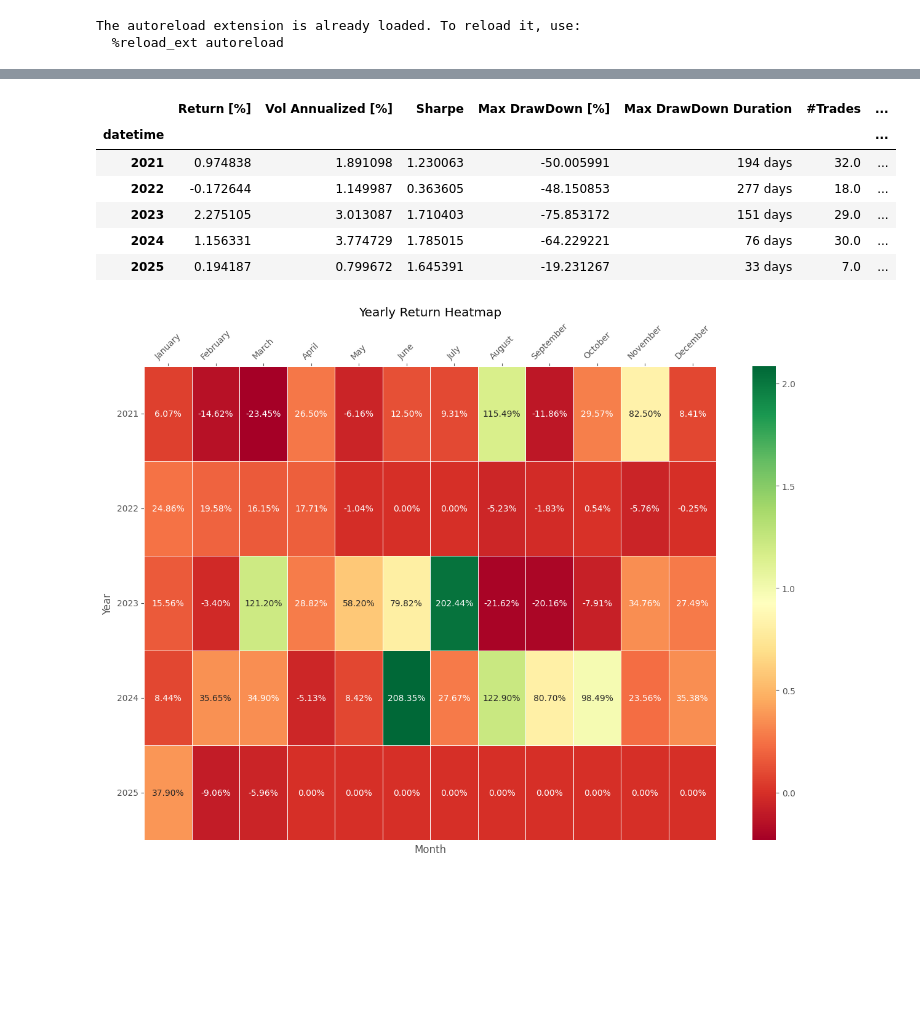
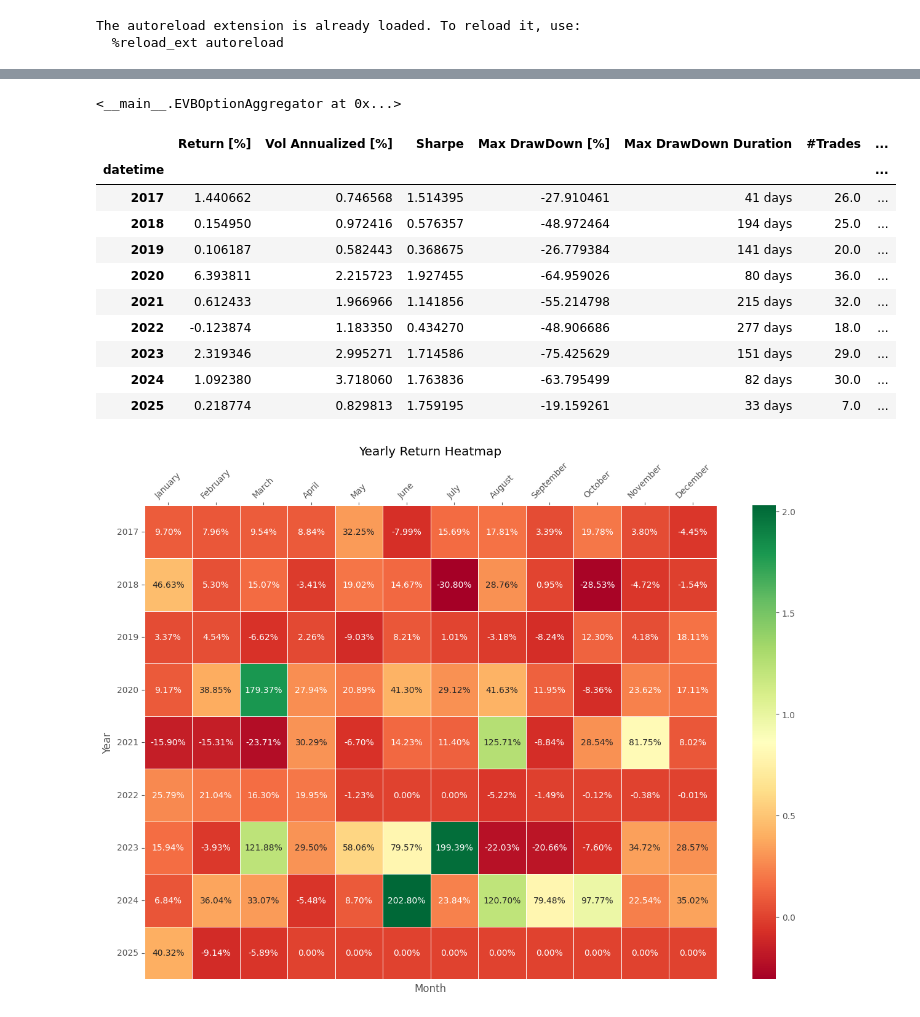
Before and after one commit to Zino-ctrlZ/QuantTools, a Jupyter notebook: EventDriven/demos/opt_wfa/analysis.ipynb, the cells around one changed output, grey strips where cells are left out. Cells and saved outputs as stored; diff of their text form; code cells hidden in the pictures; blank space fills up the shorter version.

Commit message:
Changes to aggregator

```diff
--- a/EventDriven/demos/opt_wfa/analysis.ipynb
+++ b/EventDriven/demos/opt_wfa/analysis.ipynb
@@ -89,14 +64,64 @@ aggregator_sharpe.symbol_list = objects[8]['TEST_RESULT']['BACKTESTER'].symbol_l
+# %%
+class EVBOptionAggregator(BaseAggregator):
+
+    def __init__(self,
+                 results = None,
+                 optimization = 'TARGET_OPTIMIZATION',
+                 target = 'RETURN',):
+        super().__init__(results, optimization, target)
+        self.symbol_list = self.set_symbol_list(min(self.backtesters.keys()))
+
+    def get_port_stats(self):
+        return True
+
+    def get_wfa_window_stats(self):
+        return True
+
+    def set_symbol_list(self, index):
+        self.symbol_list = self.backtesters[index].portfolio.symbol_list
+
+    def get_all_trades(self):
+        trades = super().get_all_trades()
+        trades.rename(columns = {'EntryQuantity': 'Size'}, inplace=True)
+        return trades
+
+    def dates_(self, start: bool = True):
+        if start:
+            return self._equity.index.min()
+        else:
+            return self._equity.index.max()
+
+    def buyNhold(self):
+        return 0
+
+    def aggregate(self):
+        agg =  super().aggregate()
+        agg = agg.drop('Buy & Hold Return [%]')
+        return agg
+
+
+
+option_aggregator = EVBOptionAggregator(
+                        optimization = 'OPTION',
+                        target = '180_ROLL')
+option_aggregator
+# %% [output]
+<__main__.EVBOptionAggregator at 0x...>
 # %%
-aggregator_sharpe.yearly_agg()
+option_aggregator.yearly_agg()
 # %% [output]
 |  | Return [%] | Vol Annualized [%] | Sharpe | Max DrawDown [%] | Max DrawDown Duration | #Trades | ... |
 | datetime |  |  |  |  |  |  | ... |
-| 2021 | 0.974838 | 1.891098 | 1.230063 | -50.005991 | 194 days | 32.0 | ... |
-| 2022 | -0.172644 | 1.149987 | 0.363605 | -48.150853 | 277 days | 18.0 | ... |
-| 2023 | 2.275105 | 3.013087 | 1.710403 | -75.853172 | 151 days | 29.0 | ... |
-| 2024 | 1.156331 | 3.774729 | 1.785015 | -64.229221 | 76 days | 30.0 | ... |
-| 2025 | 0.194187 | 0.799672 | 1.645391 | -19.231267 | 33 days | 7.0 | ... |
+| 2017 | 1.440662 | 0.746568 | 1.514395 | -27.910461 | 41 days | 26.0 | ... |
+| 2018 | 0.154950 | 0.972416 | 0.576357 | -48.972464 | 194 days | 25.0 | ... |
+| 2019 | 0.106187 | 0.582443 | 0.368675 | -26.779384 | 141 days | 20.0 | ... |
+| 2020 | 6.393811 | 2.215723 | 1.927455 | -64.959026 | 80 days | 36.0 | ... |
+| 2021 | 0.612433 | 1.966966 | 1.141856 | -55.214798 | 215 days | 32.0 | ... |
+| 2022 | -0.123874 | 1.183350 | 0.434270 | -48.906686 | 277 days | 18.0 | ... |
+| 2023 | 2.319346 | 2.995271 | 1.714586 | -75.425629 | 151 days | 29.0 | ... |
+| 2024 | 1.092380 | 3.718060 | 1.763836 | -63.795499 | 82 days | 30.0 | ... |
+| 2025 | 0.218774 | 0.829813 | 1.759195 | -19.159261 | 33 days | 7.0 | ... |
 # %%
-aggregator_sharpe.yearly_performance()
+option_aggregator.yearly_performance()
 # %% [output]
-[figure, old version]
+[figure, new version]
```
Also changed, not shown: parts of 25 cells of this notebook, 6 other files.
